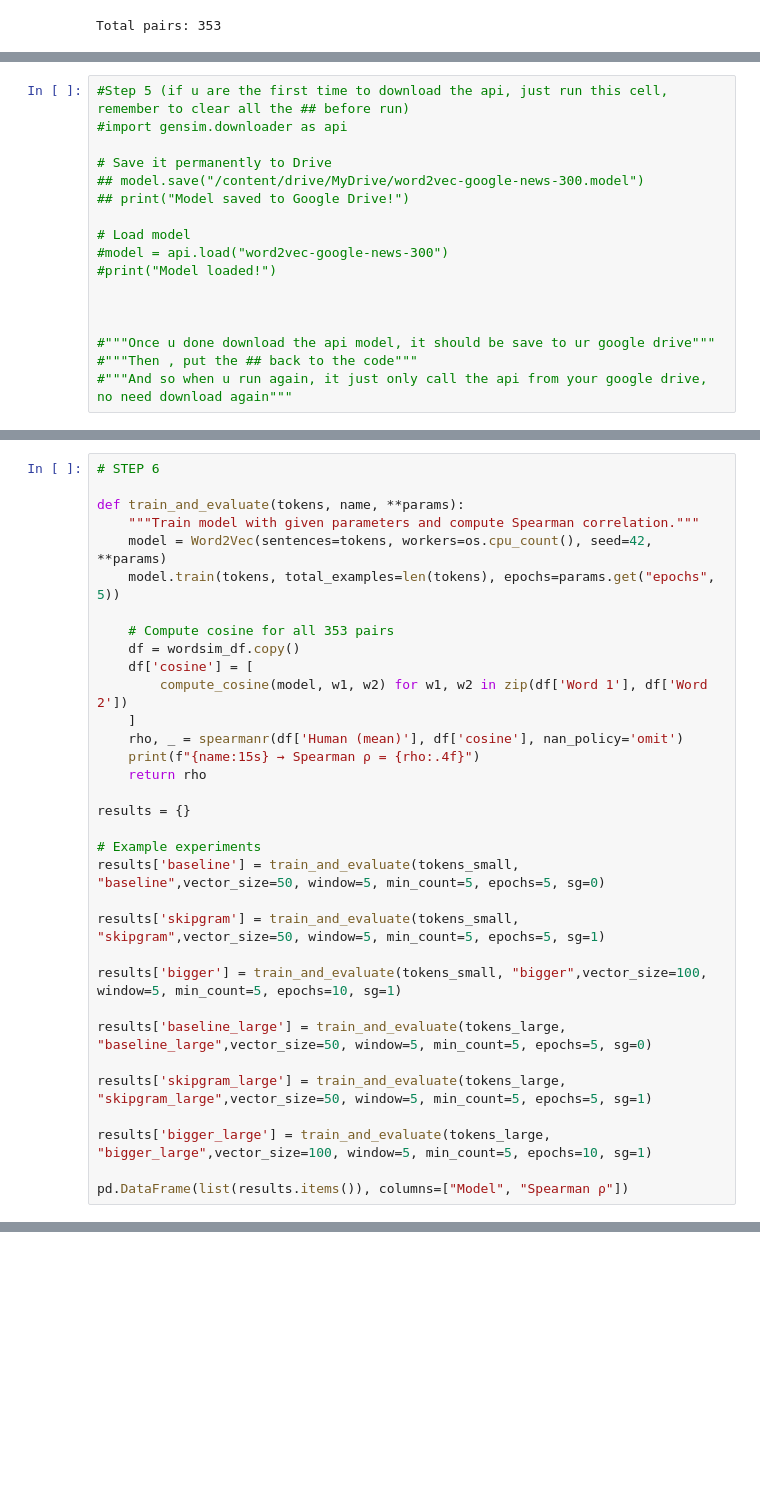
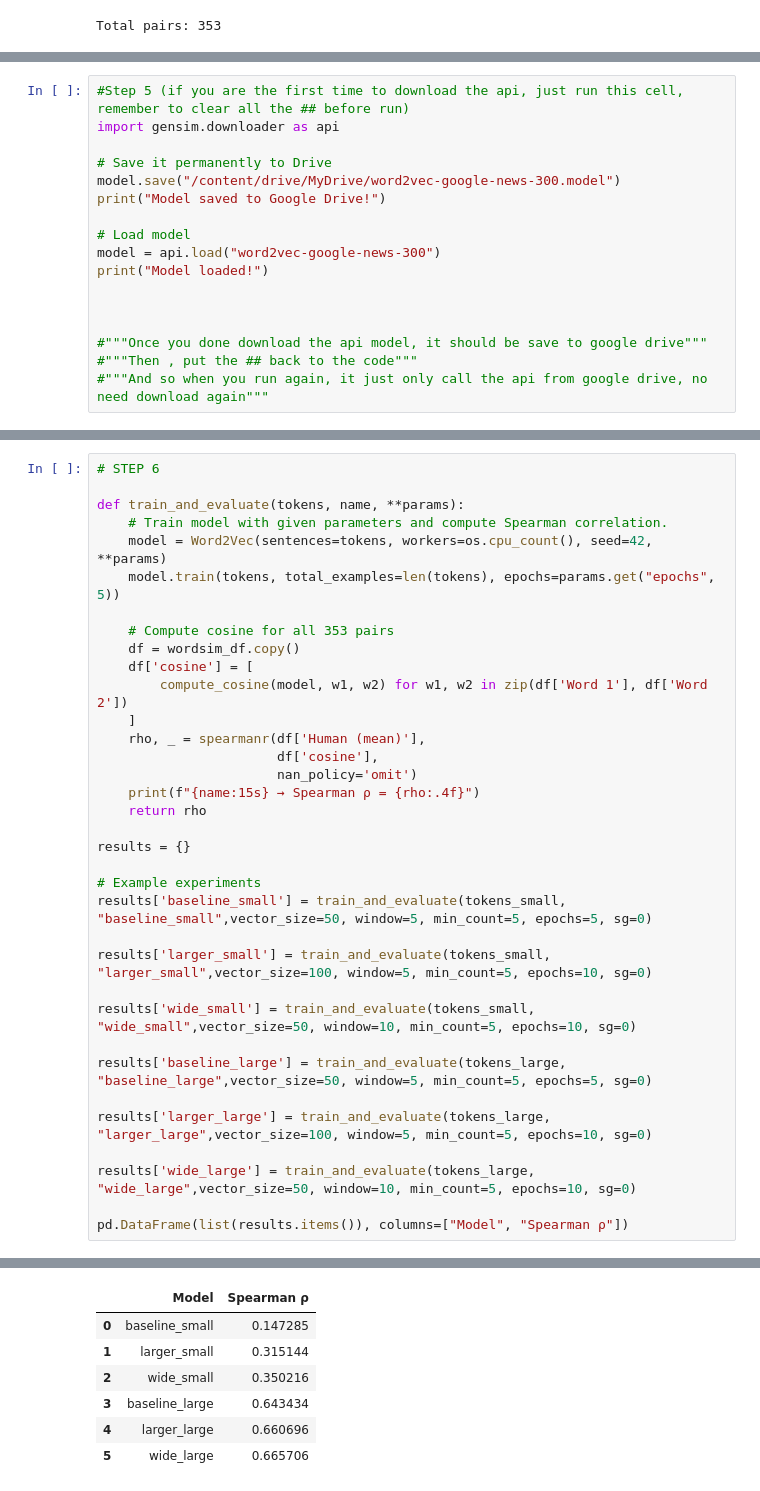
Before and after one commit to JemyHo/NLPCW1, a Jupyter notebook: cw1/F21NL_CW1.ipynb, the cells around one changed output, grey strips where cells are left out. Cells and saved outputs as stored; diff of their text form; blank space fills up the shorter version.

```diff
--- a/cw1/F21NL_CW1.ipynb
+++ b/cw1/F21NL_CW1.ipynb
@@ -313,18 +291,18 @@ Spearman correlation (wikitext_large): 0.6431 (p=1.3599e-42)
 # %%
-#Step 5 (if u are the first time to download the api, just run this cell, remember to clear all the ## before run)
-#import gensim.downloader as api
+#Step 5 (if you are the first time to download the api, just run this cell, remember to clear all the ## before run)
+import gensim.downloader as api
 
 # Save it permanently to Drive
-## model.save("/content/drive/MyDrive/word2vec-google-news-300.model")
-## print("Model saved to Google Drive!")
+model.save("/content/drive/MyDrive/word2vec-google-news-300.model")
+print("Model saved to Google Drive!")
 
 # Load model
-#model = api.load("word2vec-google-news-300")
-#print("Model loaded!")
+model = api.load("word2vec-google-news-300")
+print("Model loaded!")
 
 
 
-#"""Once u done download the api model, it should be save to ur google drive"""
+#"""Once you done download the api model, it should be save to google drive"""
 #"""Then , put the ## back to the code"""
-#"""And so when u run again, it just only call the api from your google drive, no need download again"""
+#"""And so when you run again, it just only call the api from google drive, no need download again"""
 # %% [output]
@@ -363,7 +342,7 @@ Spearman correlation (Google News Word2Vec): 0.6941 (p=1.2875e-51)
 # STEP 6
 
 def train_and_evaluate(tokens, name, **params):
-    """Train model with given parameters and compute Spearman correlation."""
+    # Train model with given parameters and compute Spearman correlation.
     model = Word2Vec(sentences=tokens, workers=os.cpu_count(), seed=42, **params)
     model.train(tokens, total_examples=len(tokens), epochs=params.get("epochs", 5))
 
@@ -372,24 +351,26 @@ def train_and_evaluate(tokens, name, **params):
     df['cosine'] = [
         compute_cosine(model, w1, w2) for w1, w2 in zip(df['Word 1'], df['Word 2'])
     ]
-    rho, _ = spearmanr(df['Human (mean)'], df['cosine'], nan_policy='omit')
+    rho, _ = spearmanr(df['Human (mean)'],
+                       df['cosine'],
+                       nan_policy='omit')
     print(f"{name:15s} → Spearman ρ = {rho:.4f}")
     return rho
 
 results = {}
 
 # Example experiments
-results['baseline'] = train_and_evaluate(tokens_small, "baseline",vector_size=50, window=5, min_count=5, epochs=5, sg=0)
+results['baseline_small'] = train_and_evaluate(tokens_small, "baseline_small",vector_size=50, window=5, min_count=5, epochs=5, sg=0)
 
-results['skipgram'] = train_and_evaluate(tokens_small, "skipgram",vector_size=50, window=5, min_count=5, epochs=5, sg=1)
+results['larger_small'] = train_and_evaluate(tokens_small, "larger_small",vector_size=100, window=5, min_count=5, epochs=10, sg=0)
 
-results['bigger'] = train_and_evaluate(tokens_small, "bigger",vector_size=100, window=5, min_count=5, epochs=10, sg=1)
+results['wide_small'] = train_and_evaluate(tokens_small, "wide_small",vector_size=50, window=10, min_count=5, epochs=10, sg=0)
 
 results['baseline_large'] = train_and_evaluate(tokens_large, "baseline_large",vector_size=50, window=5, min_count=5, epochs=5, sg=0)
 
-results['skipgram_large'] = train_and_evaluate(tokens_large, "skipgram_large",vector_size=50, window=5, min_count=5, epochs=5, sg=1)
+results['larger_large'] = train_and_evaluate(tokens_large, "larger_large",vector_size=100, window=5, min_count=5, epochs=10, sg=0)
 
-results['bigger_large'] = train_and_evaluate(tokens_large, "bigger_large",vector_size=100, window=5, min_count=5, epochs=10, sg=1)
+results['wide_large'] = train_and_evaluate(tokens_large, "wide_large",vector_size=50, window=10, min_count=5, epochs=10, sg=0)
 
 pd.DataFrame(list(results.items()), columns=["Model", "Spearman ρ"])
 # %% [output]
@@ -397,3 +389,10 @@ NameError: name 'tokens_small' is not defined
+|  | Model | Spearman ρ |
+| 0 | baseline_small | 0.147285 |
+| 1 | larger_small | 0.315144 |
+| 2 | wide_small | 0.350216 |
+| 3 | baseline_large | 0.643434 |
+| 4 | larger_large | 0.660696 |
+| 5 | wide_large | 0.665706 |
 # %%
 #step 7
 
```
Also changed, not shown: parts of 19 cells of this notebook.
